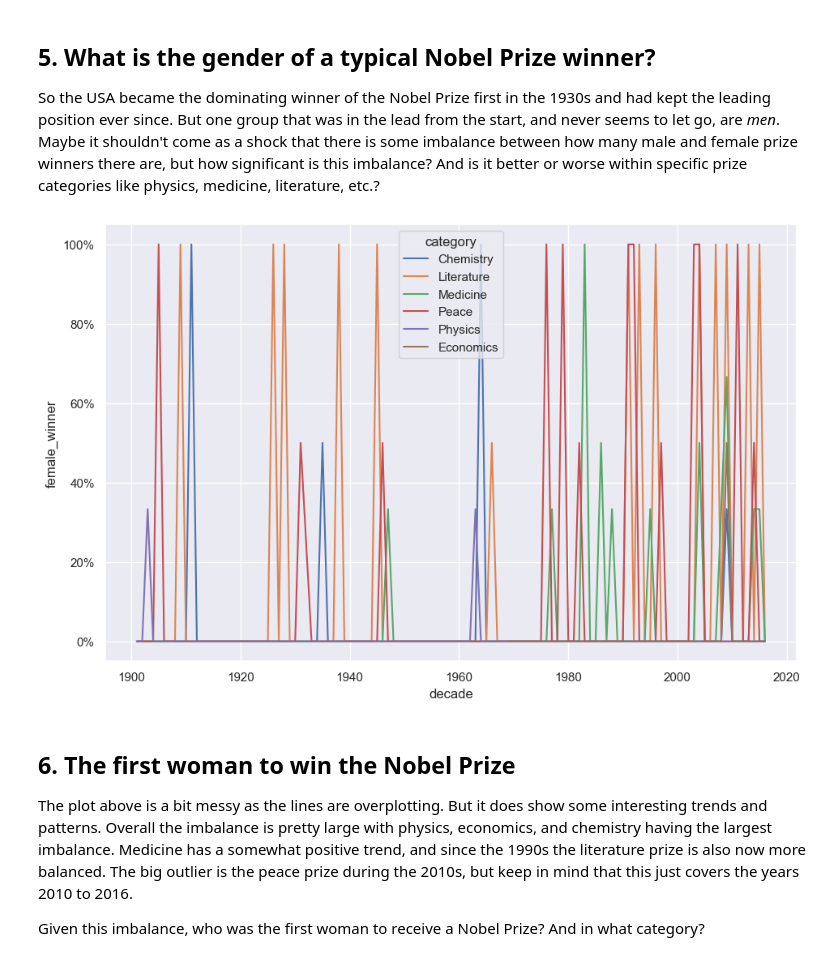
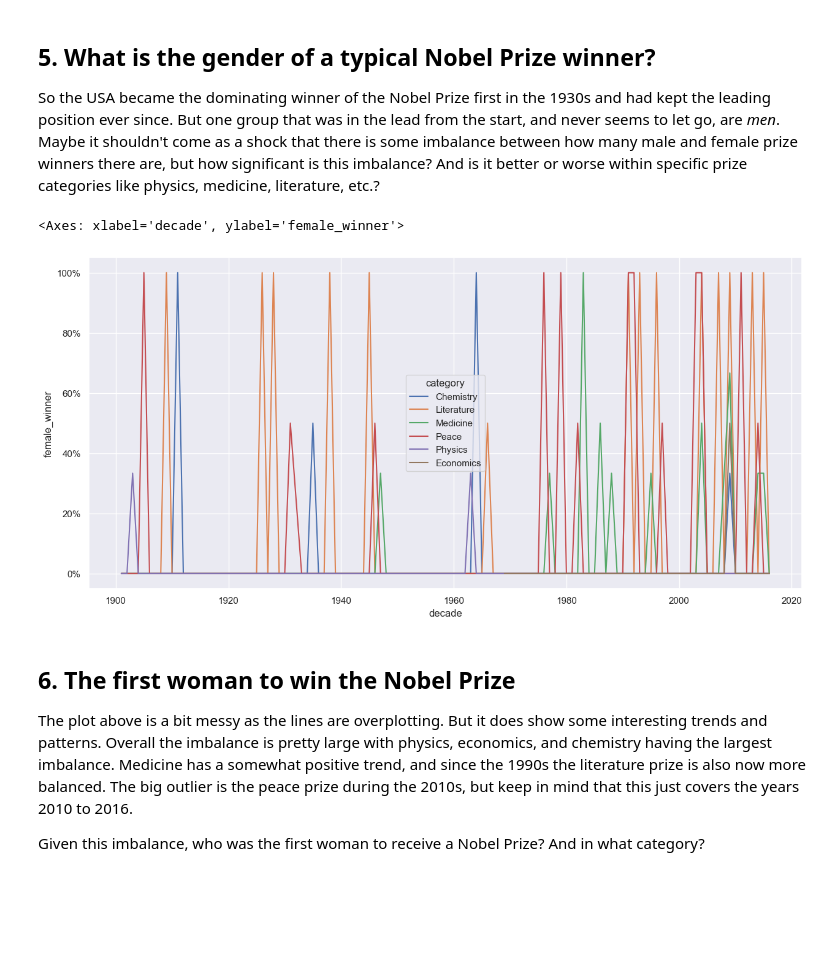
Before and after one commit to aaronshirk/data_science_projects, a Jupyter notebook: nobel_prize_winners/notebook.ipynb, the cells around one changed output. Saved outputs shown, nothing was run; the diff lists cells and outputs as text; code cells hidden in the pictures; blank space fills up the shorter version.

Commit message:
clean up sns figures and statsmodels error

```diff
--- a/nobel_prize_winners/notebook.ipynb
+++ b/nobel_prize_winners/notebook.ipynb
@@ -4,9 +4,13 @@
 <p>Well, we're going to find out! The Nobel Foundation has made a dataset available of all prize winners from the start of the prize, in 1901, to 2016. Let's load it in and take a look.</p>
 # %%
 # Loading in required libraries
+import matplotlib.pyplot as plt
+from matplotlib.ticker import PercentFormatter
 import pandas as pd
 import seaborn as sns
 import numpy as np
+
+sns.set(color_codes=True)
 
 # Reading in the Nobel Prize data
 nobel = pd.read_csv('datasets/nobel.csv')
@@ -79,16 +91,10 @@ prop_usa_winners
 ## 4. USA dominance, visualized
 <p>A table is OK, but to <em>see</em> when the USA started to dominate the Nobel charts we need a plot!</p>
 # %%
-# Setting the plotting theme
-sns.set()
-# and setting the size of all plots.
-import matplotlib.pyplot as plt
-plt.rcParams['figure.figsize'] = [11, 7]
+# plt.rcParams['figure.figsize'] = [11, 7]
+fig, ax = plt.subplots(figsize=[11, 7])
+ax.yaxis.set_major_formatter(PercentFormatter(1.0))
 
 # Plotting USA born winners
-ax = sns.lineplot(x='decade', y='usa_born_winner', data=prop_usa_winners)
-
-# Adding %-formatting to the y-axis
-from matplotlib.ticker import PercentFormatter
-ax.yaxis.set_major_formatter(PercentFormatter(1.0))
+sns.lineplot(x='decade', y='usa_born_winner', data=prop_usa_winners, ax=ax)
 # %% [output]
@@ -99,19 +106,17 @@ ax.yaxis.set_major_formatter(PercentFormatter(1.0))
 # %%
 # Calculating the proportion of female laureates per decade
 nobel['female_winner'] = nobel['sex'] == 'Female'
 prop_female_winners = nobel.groupby(['decade', 'category'], as_index=False)['female_winner'].mean()
 
 # Plotting USA born winners with % winners on the y-axis
-sns.set()
-import matplotlib.pyplot as plt
-plt.rcParams['figure.figsize'] = [11, 7]
-ax = sns.lineplot(x='decade', y='female_winner', data=prop_female_winners, hue='category')
+fig, ax = plt.subplots(figsize=[15, 7])
+ax.yaxis.set_major_formatter(PercentFormatter(1.0))
 
-# Adding %-formatting to the y-axis
-from matplotlib.ticker import PercentFormatter
-ax.yaxis.set_major_formatter(PercentFormatter(1.0))
+# plt.rcParams['figure.figsize'] = [11, 7]
+sns.lineplot(x='decade', y='female_winner', data=prop_female_winners, hue='category', ax=ax)
 # %% [output]
+<Axes: xlabel='decade', ylabel='female_winner'>
-[figure, old version]
+[figure, new version]
 # %% [markdown]
 ## 6. The first woman to win the Nobel Prize
 <p>The plot above is a bit messy as the lines are overplotting. But it does show some interesting trends and patterns. Overall the imbalance is pretty large with physics, economics, and chemistry having the largest imbalance. Medicine has a somewhat positive trend, and since the 1990s the literature prize is also now more balanced. The big outlier is the peace prize during the 2010s, but keep in mind that this just covers the years 2010 to 2016.</p>
```
Also changed, not shown: parts of 4 cells of this notebook, 4 other files.
